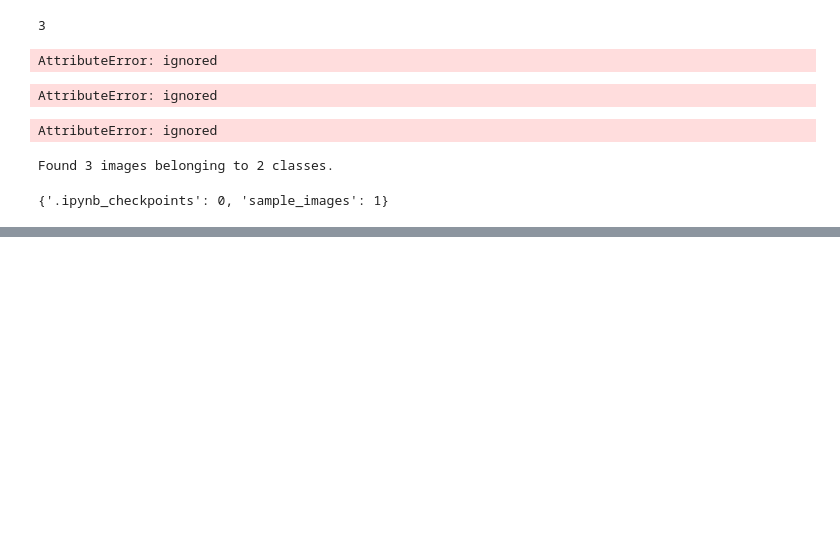
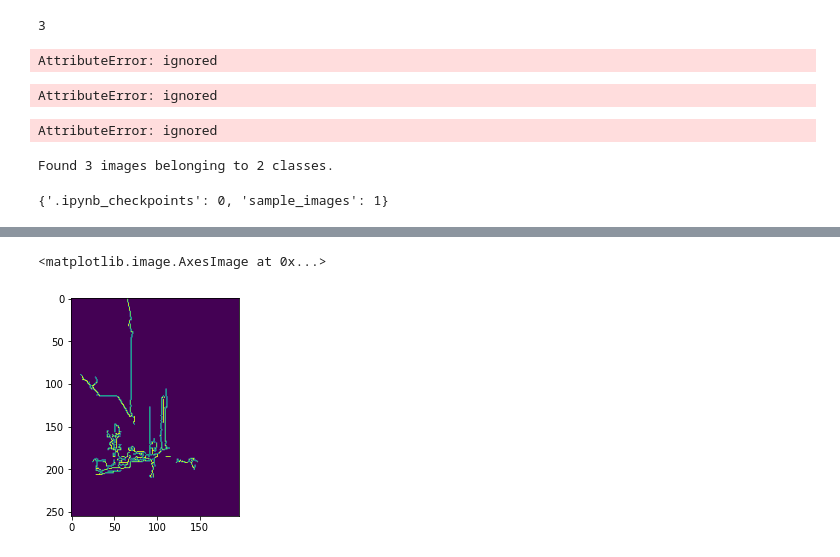
Before and after one commit to JayaManasa/learn_image-processing, a Jupyter notebook: untitled0.ipynb, the cells around one changed output, grey strips where cells are left out. Drawn from its saved outputs; the diff is of its cells as text; code cells hidden in the pictures; blank space fills up the shorter version.

```diff
--- a/untitled0.ipynb
+++ b/untitled0.ipynb
@@ -155,0 +156,5 @@ plt.imshow(cv2.Canny(city_image, 255/3, 255))
+# %%
+plt.imshow(cv2.Canny(city_image, 10, 1000))
+# %% [output]
+<matplotlib.image.AxesImage at 0x...>
+[figure, added]
```
Also changed, not shown: parts of 7 cells of this notebook.
